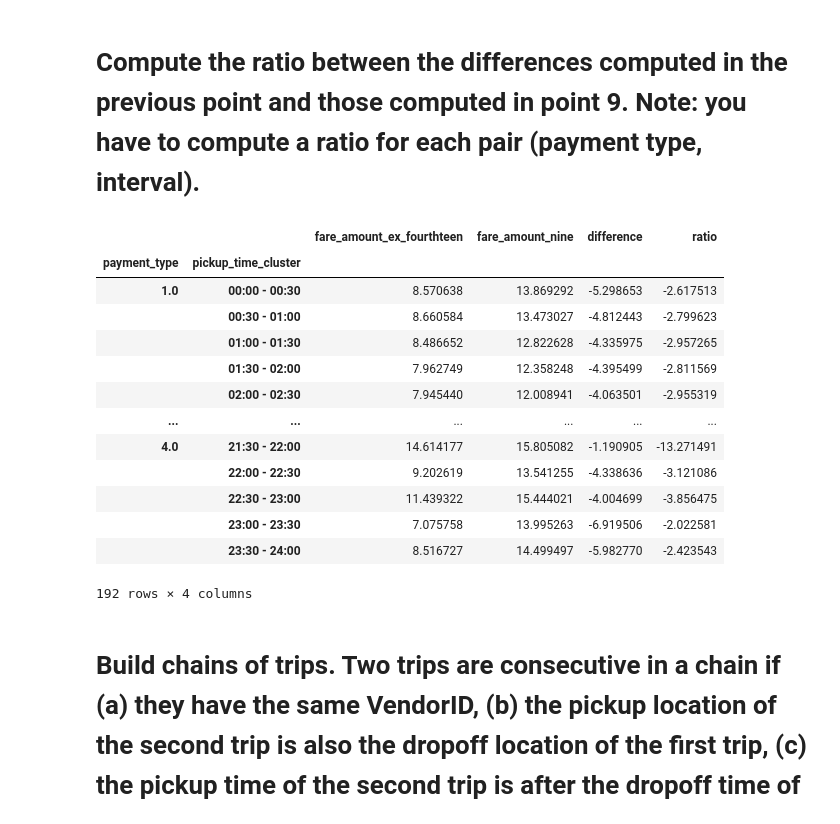
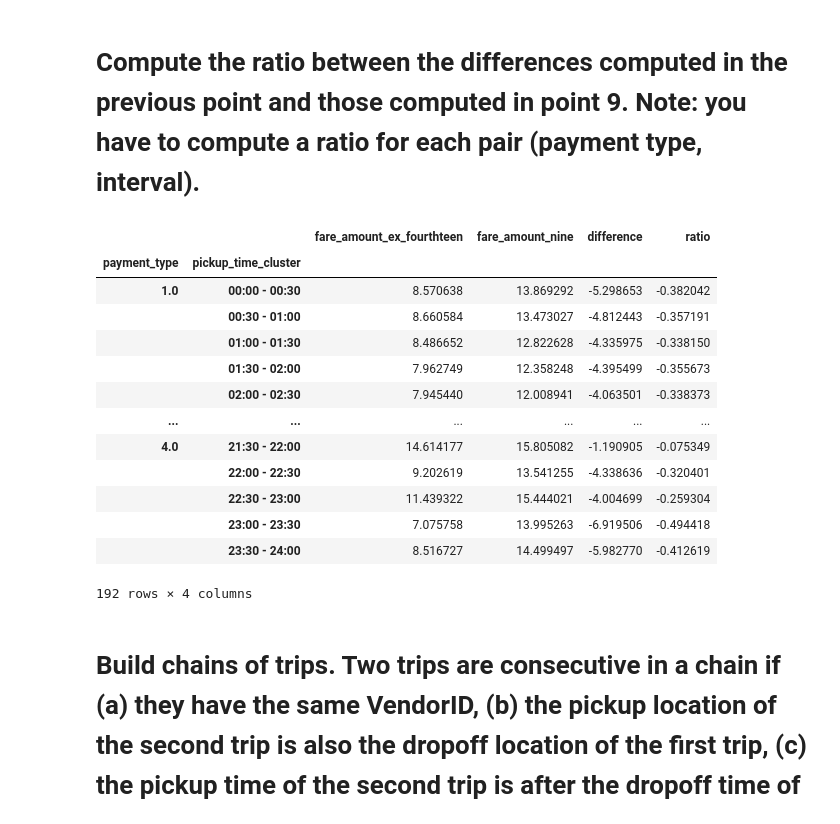
Before and after one commit to Stefano1991IT/Foundation-of-computer-science, a Jupyter notebook: _NYC Trip Fare.ipynb, the cells around one changed output. Cells and saved outputs as stored; diff of their text form; code cells hidden in the pictures.

```diff
--- a/_NYC Trip Fare.ipynb
+++ b/_NYC Trip Fare.ipynb
@@ -282,3 +284,11 @@ common_top_5
 |  | 48 | 18 |
 |  | 132 | 8 |
 1260 rows × 1 columns
+# %%
+common_top_5 = common_top_5.reset_index()
+common = pd.merge(
+    df_clean,
+    common_top_5[['PULocationID', 'DOLocationID']],
+    on=['PULocationID', 'DOLocationID']
+)
+common
@@ -329,23 +354,23 @@ merged_fare
 # %% [markdown]
 # Compute the ratio between the differences computed in the previous point and those computed in point 9. Note: you have to compute a ratio for each pair (payment type, interval).
 # %%
-merged_fare['ratio']=merged_fare['fare_amount_nine']/merged_fare['difference'].replace(0, np.nan)
+merged_fare['ratio']=merged_fare['difference']/merged_fare['fare_amount_nine'].replace(0, np.nan)
 merged_fare_clean = merged_fare.dropna()
 merged_fare_clean
 # %% [output]
 |  |  | fare_amount_ex_fourthteen | fare_amount_nine | difference | ratio |
 | payment_type | pickup_time_cluster |  |  |  |  |
-| 1.0 | 00:00 - 00:30 | 8.570638 | 13.869292 | -5.298653 | -2.617513 |
-|  | 00:30 - 01:00 | 8.660584 | 13.473027 | -4.812443 | -2.799623 |
-|  | 01:00 - 01:30 | 8.486652 | 12.822628 | -4.335975 | -2.957265 |
-|  | 01:30 - 02:00 | 7.962749 | 12.358248 | -4.395499 | -2.811569 |
-|  | 02:00 - 02:30 | 7.945440 | 12.008941 | -4.063501 | -2.955319 |
+| 1.0 | 00:00 - 00:30 | 8.570638 | 13.869292 | -5.298653 | -0.382042 |
+|  | 00:30 - 01:00 | 8.660584 | 13.473027 | -4.812443 | -0.357191 |
+|  | 01:00 - 01:30 | 8.486652 | 12.822628 | -4.335975 | -0.338150 |
+|  | 01:30 - 02:00 | 7.962749 | 12.358248 | -4.395499 | -0.355673 |
+|  | 02:00 - 02:30 | 7.945440 | 12.008941 | -4.063501 | -0.338373 |
 | ... | ... | ... | ... | ... | ... |
-| 4.0 | 21:30 - 22:00 | 14.614177 | 15.805082 | -1.190905 | -13.271491 |
-|  | 22:00 - 22:30 | 9.202619 | 13.541255 | -4.338636 | -3.121086 |
-|  | 22:30 - 23:00 | 11.439322 | 15.444021 | -4.004699 | -3.856475 |
-|  | 23:00 - 23:30 | 7.075758 | 13.995263 | -6.919506 | -2.022581 |
-|  | 23:30 - 24:00 | 8.516727 | 14.499497 | -5.982770 | -2.423543 |
+| 4.0 | 21:30 - 22:00 | 14.614177 | 15.805082 | -1.190905 | -0.075349 |
+|  | 22:00 - 22:30 | 9.202619 | 13.541255 | -4.338636 | -0.320401 |
+|  | 22:30 - 23:00 | 11.439322 | 15.444021 | -4.004699 | -0.259304 |
+|  | 23:00 - 23:30 | 7.075758 | 13.995263 | -6.919506 | -0.494418 |
+|  | 23:30 - 24:00 | 8.516727 | 14.499497 | -5.982770 | -0.412619 |
 192 rows × 4 columns
 # %% [markdown]
 # Build chains of trips. Two trips are consecutive in a chain if (a) they have the same VendorID, (b) the pickup location of the second trip is also the dropoff location of the first trip, (c) the pickup time of the second trip is after the dropoff time of the first trip, and (d) the pickup time of the second trip is at most 2 minutes later than the dropoff time of the first trip.
```
Also changed, not shown: parts of 4 cells of this notebook.
